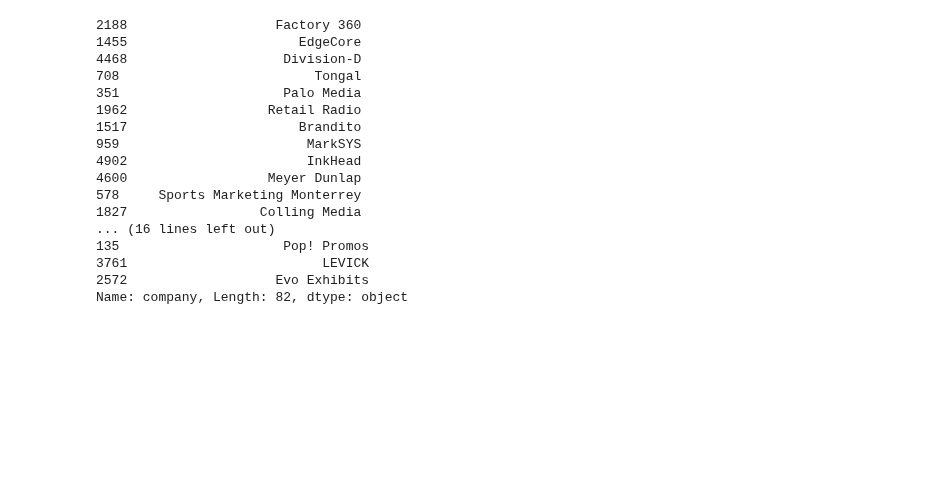
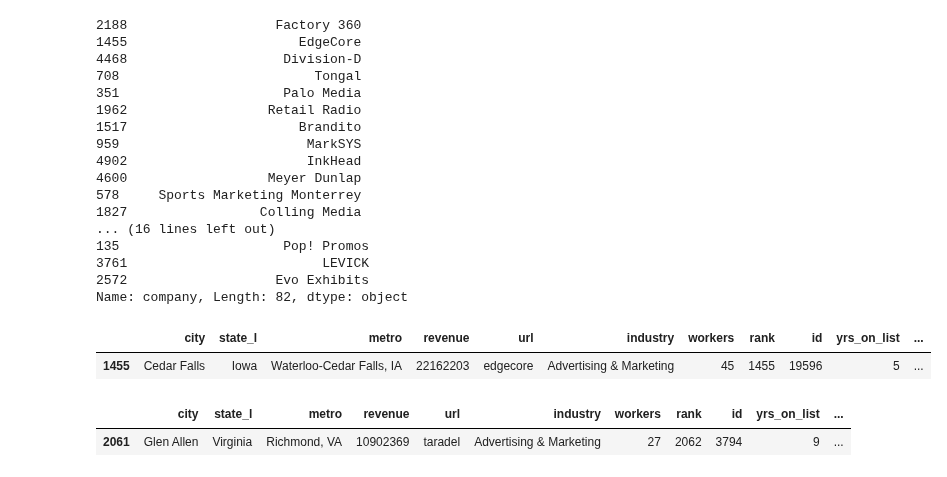
Before and after one commit to xthomas/dataviz, a Jupyter notebook: inc5000/Curate_v0.2.ipynb, the cells around one changed output. Drawn from its saved outputs; the diff is of its cells as text; code cells hidden in the pictures; blank space fills up the shorter version.

```diff
--- a/inc5000/Curate_v0.2.ipynb
+++ b/inc5000/Curate_v0.2.ipynb
@@ -217,3 +217,10 @@ highly_profitable.company
 3761                         LEVICK
 2572                   Evo Exhibits
 Name: company, Length: 82, dtype: object
+# %%
+agency_3 = df['company']=="EdgeCore"
+# %%
+df[agency_3]
+# %% [output]
+|  | city | state_l | metro | revenue | url | industry | workers | rank | id | yrs_on_list | ... |
+| 1455 | Cedar Falls | Iowa | Waterloo-Cedar Falls, IA | 22162203 | edgecore | Advertising & Marketing | 45 | 1455 | 19596 | 5 | ... |
@@ -219,0 +229,5 @@ Name: company, Length: 82, dtype: object
+# %%
+df[agency_4]
+# %% [output]
+|  | city | state_l | metro | revenue | url | industry | workers | rank | id | yrs_on_list | ... |
+| 2061 | Glen Allen | Virginia | Richmond, VA | 10902369 | taradel | Advertising & Marketing | 27 | 2062 | 3794 | 9 | ... |
```
Also changed, not shown: parts of 5 cells of this notebook, 4 other files.
